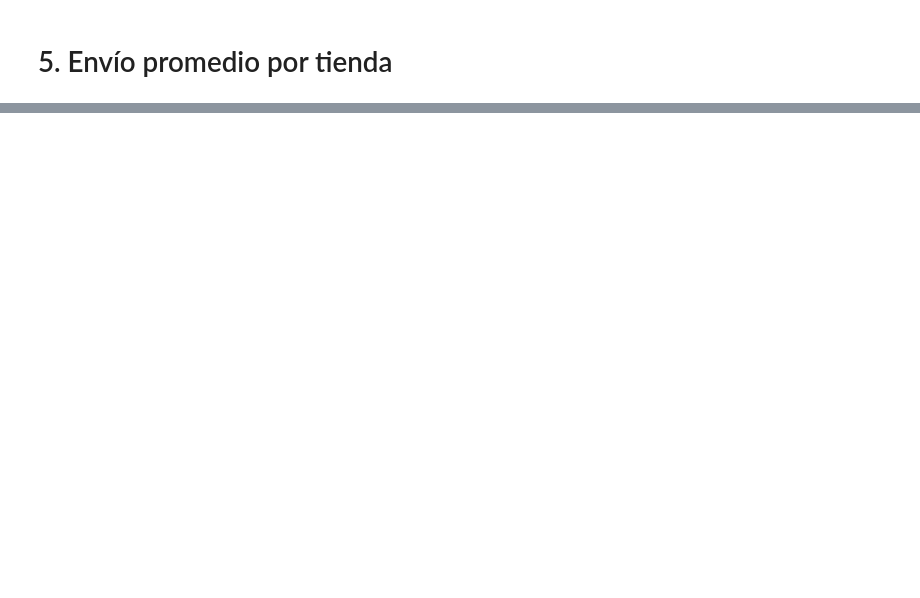
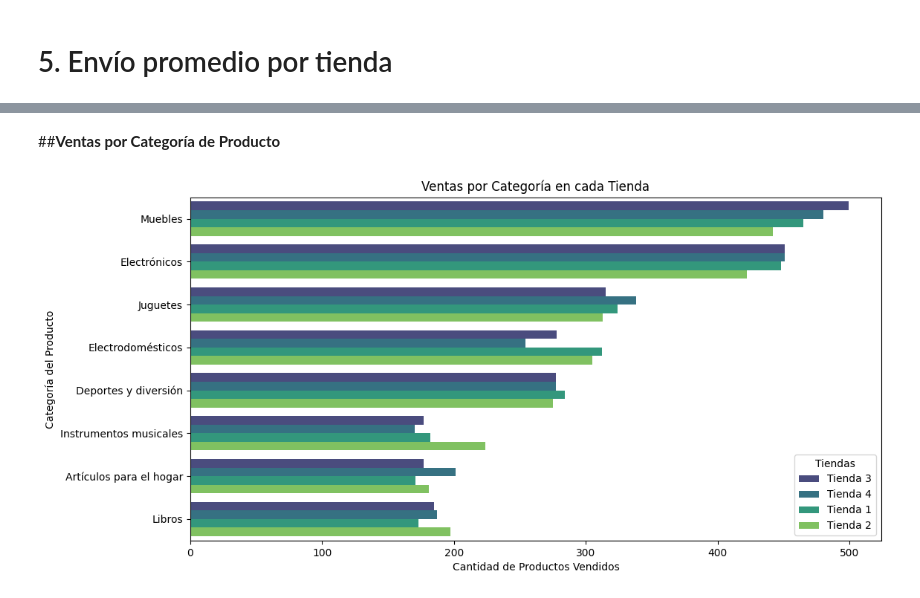
Before and after one commit to rpaiva01/alura_store, a Jupyter notebook: AluraStoreLatam.ipynb, the cells around one changed output, grey strips where cells are left out. Cells and saved outputs as stored; diff of their text form; code cells hidden in the pictures; blank space fills up the shorter version.

Commit message:
Depuración de códigos Ajuste de gráficos y su ubicación dentro del Colab, para el final del análisis. Incluye el informe final y recomendación.

```diff
--- a/AluraStoreLatam.ipynb
+++ b/AluraStoreLatam.ipynb
@@ -373,0 +261,18 @@ Envío promedio tienda 4: 23459.457167090754
+# %% [markdown]
+##**Ventas por Categoría de Producto**
+# %%
+import matplotlib.pyplot as plt
+import seaborn as sns
+
+# Convertir el resultado en un DataFrame para graficar
+ventas_df = ventas_por_categoria_tienda.reset_index(name="Cantidad Vendida")
+
+plt.figure(figsize=(12, 6))
+sns.barplot(x="Cantidad Vendida", y="Categoría del Producto", hue="Tienda", data=ventas_df, palette="viridis")
+plt.xlabel("Cantidad de Productos Vendidos")
+plt.ylabel("Categoría del Producto")
+plt.title("Ventas por Categoría en cada Tienda")
+plt.legend(title="Tiendas")
+plt.show()
+# %% [output]
+[figure, added]
```
Also changed, not shown: parts of 43 cells of this notebook.
